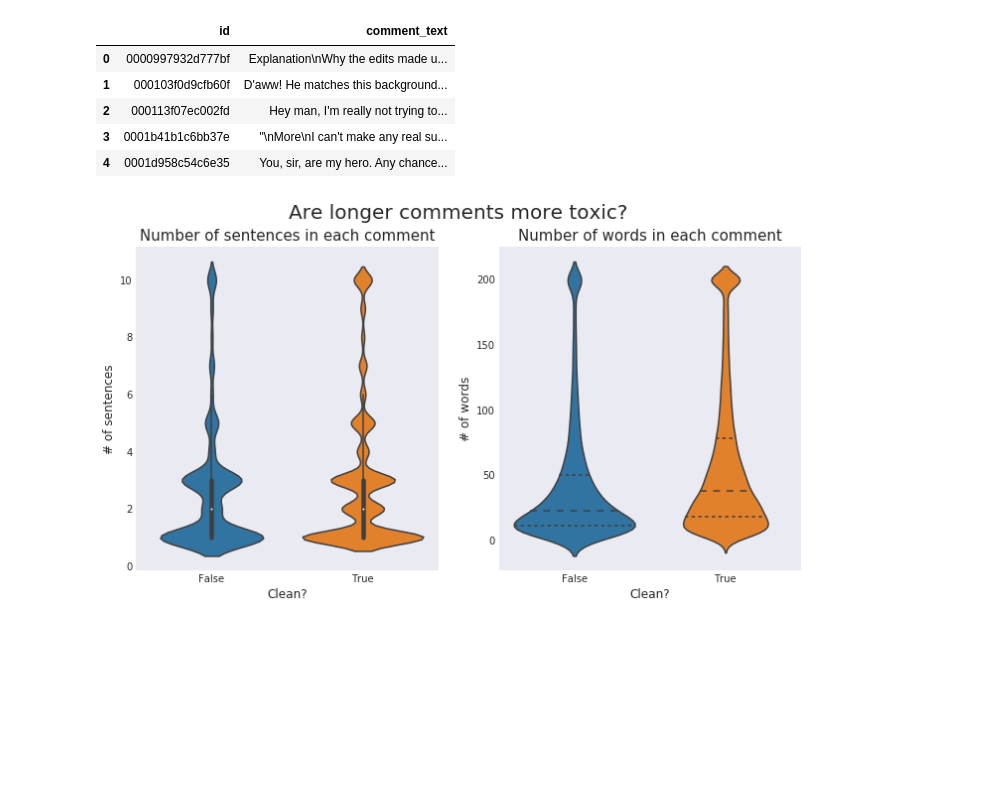
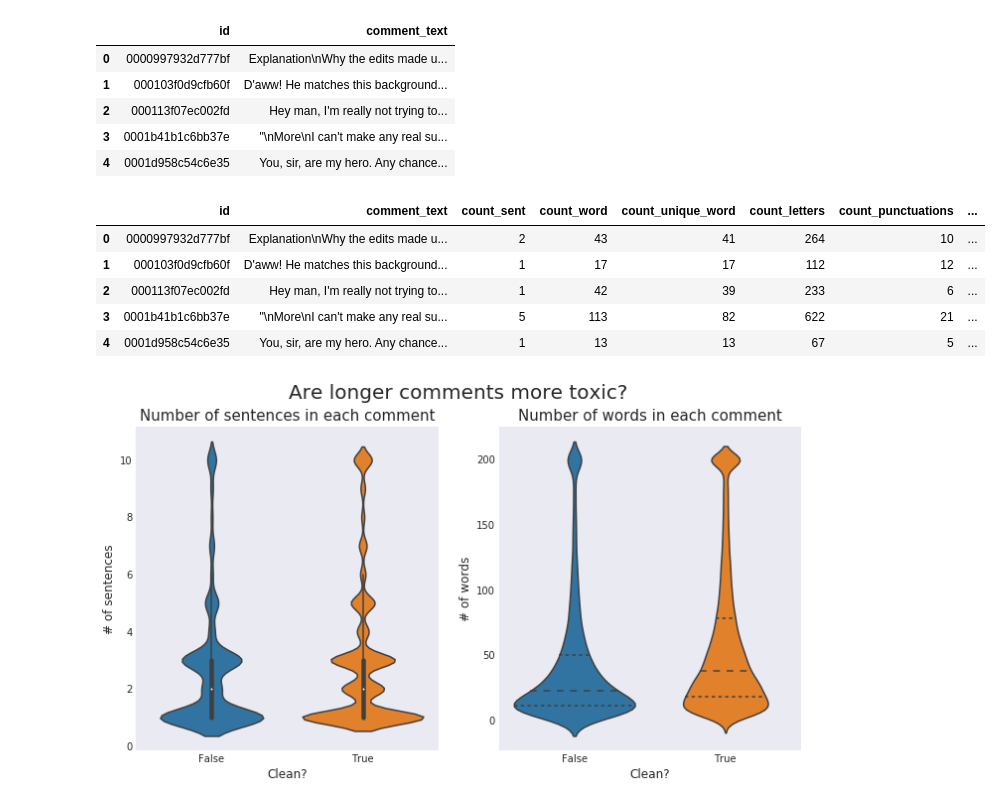
Before and after one commit to chandangope/w266-finalproject, a Jupyter notebook: toxic_comments-scikit-cv-tfidf-nltk.ipynb, the cells around one changed output. Cells and saved outputs as stored; diff of their text form; code cells hidden in the pictures; blank space fills up the shorter version.

```diff
--- a/toxic_comments-scikit-cv-tfidf-nltk.ipynb
+++ b/toxic_comments-scikit-cv-tfidf-nltk.ipynb
@@ -297,6 +297,15 @@ df['word_unique_percent']=df['count_unique_word']*100/df['count_word']
 #derived features
 #Punct percent in each comment:
 df['punct_percent']=df['count_punctuations']*100/df['count_word']
+# %%
+df.head()
+# %% [output]
+|  | id | comment_text | count_sent | count_word | count_unique_word | count_letters | count_punctuations | ... |
+| 0 | 0000997932d777bf | Explanation\nWhy the edits made u... | 2 | 43 | 41 | 264 | 10 | ... |
+| 1 | 000103f0d9cfb60f | D'aww! He matches this background... | 1 | 17 | 17 | 112 | 12 | ... |
+| 2 | 000113f07ec002fd | Hey man, I'm really not trying to... | 1 | 42 | 39 | 233 | 6 | ... |
+| 3 | 0001b41b1c6bb37e | "\nMore\nI can't make any real su... | 5 | 113 | 82 | 622 | 21 | ... |
+| 4 | 0001d958c54c6e35 | You, sir, are my hero. Any chance... | 1 | 13 | 13 | 67 | 5 | ... |
 # %%
 #Resplit to train and testb
 train_feats=df.iloc[0:len(train),]
```
Also changed, not shown: parts of 2 cells of this notebook.
